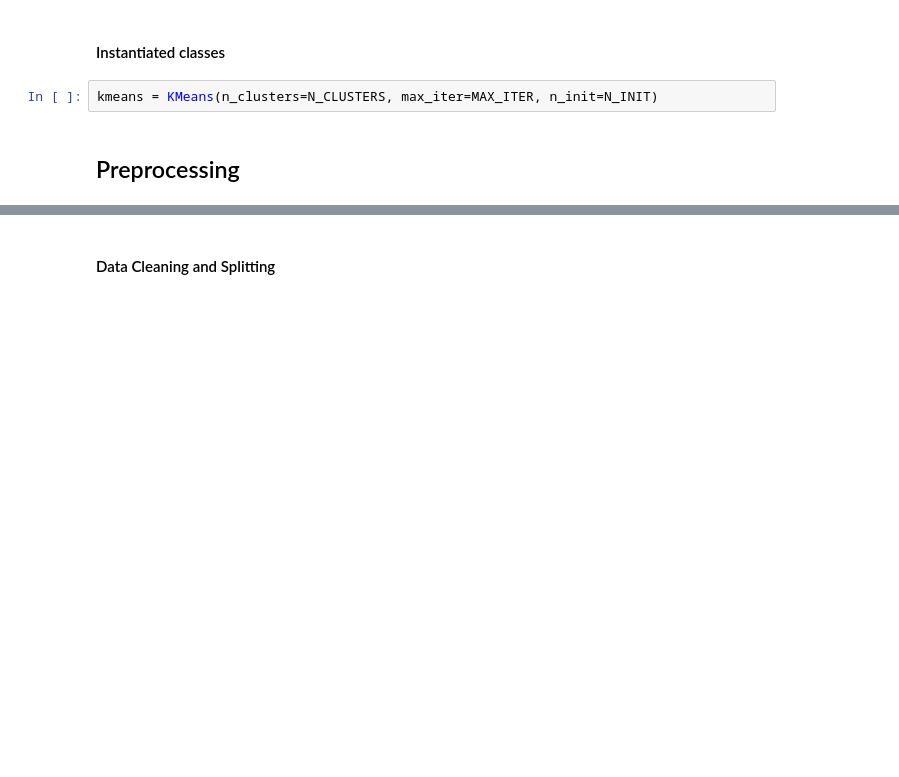
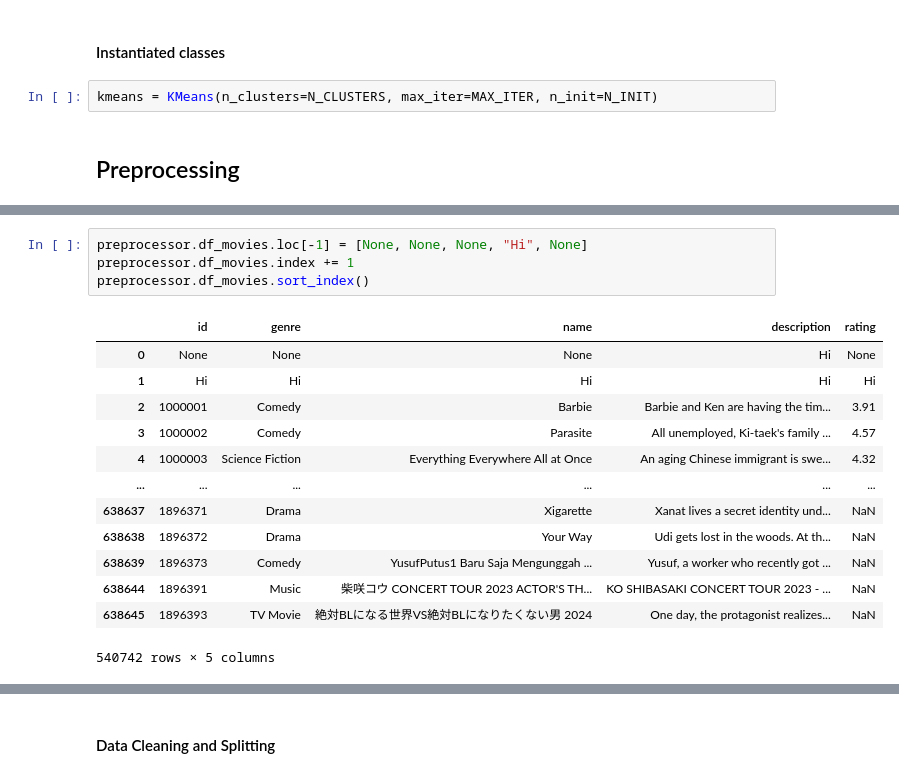
Before and after one commit to CS-180-Group-4/Movie-Recommendation-System, a Jupyter notebook: project_notebook.ipynb, the cells around one changed output, grey strips where cells are left out. Saved outputs shown, nothing was run; the diff lists cells and outputs as text; blank space fills up the shorter version.

```diff
--- a/project_notebook.ipynb
+++ b/project_notebook.ipynb
@@ -54 +63,19 @@ preprocessor.df_movies.head()
+# %%
+preprocessor.df_movies.loc[-1] = [None, None, None, "Hi", None]
+preprocessor.df_movies.index += 1
+preprocessor.df_movies.sort_index()
+# %% [output]
+|  | id | genre | name | description | rating |
+| 0 | None | None | None | Hi | None |
+| 1 | Hi | Hi | Hi | Hi | Hi |
+| 2 | 1000001 | Comedy | Barbie | Barbie and Ken are having the tim... | 3.91 |
+| 3 | 1000002 | Comedy | Parasite | All unemployed, Ki-taek's family ... | 4.57 |
+| 4 | 1000003 | Science Fiction | Everything Everywhere All at Once | An aging Chinese immigrant is swe... | 4.32 |
+| ... | ... | ... | ... | ... | ... |
+| 638637 | 1896371 | Drama | Xigarette | Xanat lives a secret identity und... | NaN |
+| 638638 | 1896372 | Drama | Your Way | Udi gets lost in the woods. At th... | NaN |
+| 638639 | 1896373 | Comedy | YusufPutus1 Baru Saja Mengunggah ... | Yusuf, a worker who recently got ... | NaN |
+| 638644 | 1896391 | Music | 柴咲コウ CONCERT TOUR 2023 ACTOR'S TH... | KO SHIBASAKI CONCERT TOUR 2023 - ... | NaN |
+| 638645 | 1896393 | TV Movie | 絶対BLになる世界VS絶対BLになりたくない男 2024 | One day, the protagonist realizes... | NaN |
+540742 rows × 5 columns
 # %%
```
Also changed, not shown: parts of 12 cells of this notebook, 4 other files.
